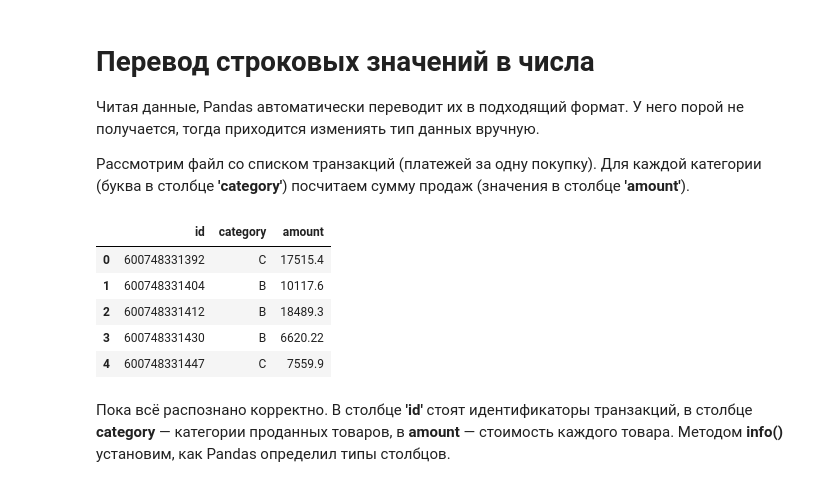
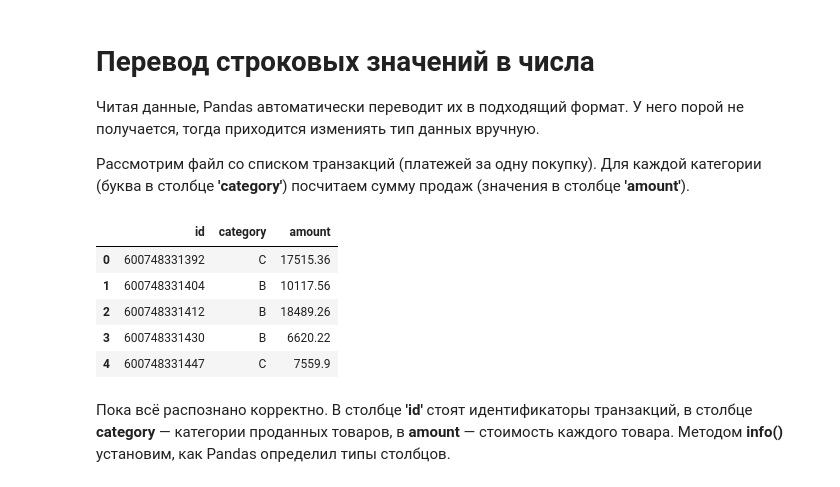
Before and after one commit to anhartin/programming_analysis, a Jupyter notebook: L6.ipynb, the cells around one changed output. Saved outputs shown, nothing was run; the diff lists cells and outputs as text; code cells hidden in the pictures.

```diff
--- a/L6.ipynb
+++ b/L6.ipynb
@@ -56,13 +85,13 @@
 
 Рассмотрим файл со списком транзакций (платежей за одну покупку). Для каждой категории (буква в столбце **'category'**) посчитаем сумму продаж (значения в столбце **'amount'**).
 # %%
-transactions = pd.read_excel('D:\все тут мое!\Анализ данных\ids.xlsx')
+transactions = pd.read_excel('ids.xlsx')
 transactions.head()
 # %% [output]
 |  | id | category | amount |
-| 0 | 600748331392 | C | 17515.4 |
-| 1 | 600748331404 | B | 10117.6 |
-| 2 | 600748331412 | B | 18489.3 |
+| 0 | 600748331392 | C | 17515.36 |
+| 1 | 600748331404 | B | 10117.56 |
+| 2 | 600748331412 | B | 18489.26 |
 | 3 | 600748331430 | B | 6620.22 |
 | 4 | 600748331447 | C | 7559.9 |
 # %% [markdown]
```
Also changed, not shown: parts of 44 cells of this notebook.
